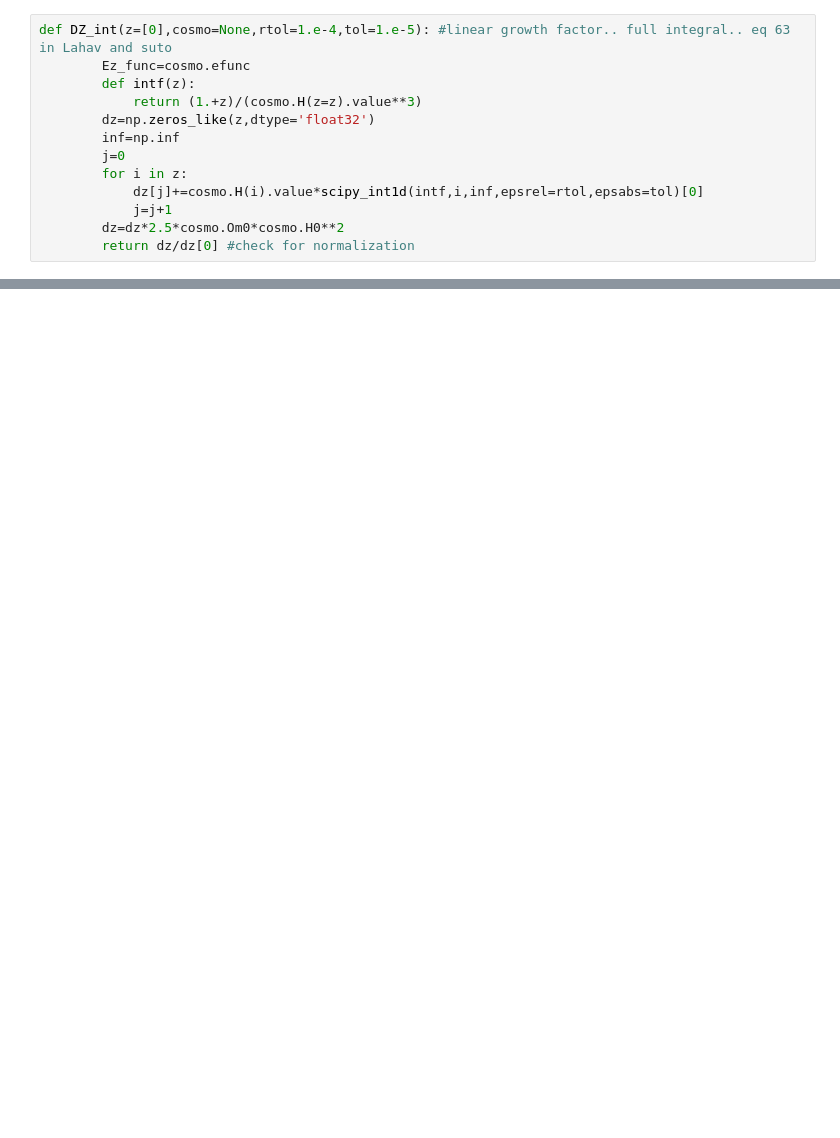
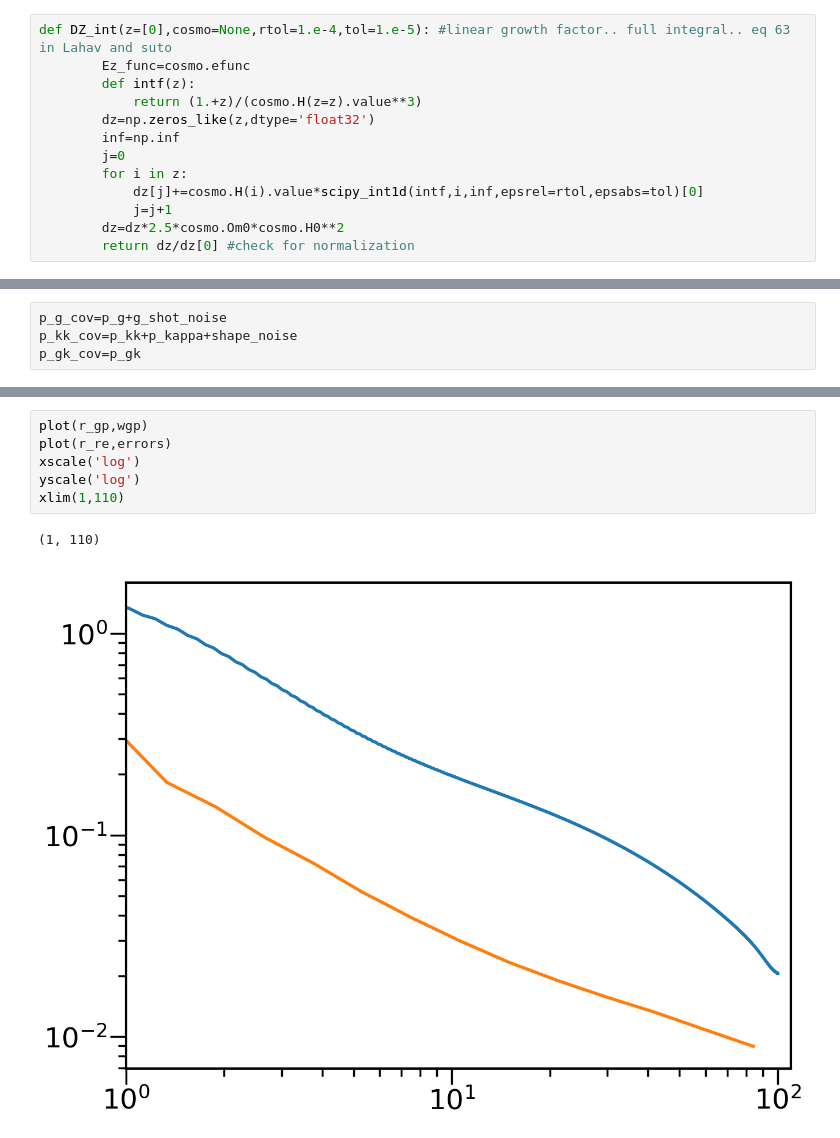
Before and after one commit to sukhdeep2/Public-code, a Jupyter notebook: Hankel_transform/IA models.ipynb, the cells around one changed output, grey strips where cells are left out. Cells and saved outputs as stored; diff of their text form; blank space fills up the shorter version.

```diff
--- a/Hankel_transform/IA models.ipynb
+++ b/Hankel_transform/IA models.ipynb
@@ -154,0 +183,4 @@ Text(0.5,0,'$r_p$ [Mpc/h]')
+# %%
+p_g_cov=p_g+g_shot_noise
+p_kk_cov=p_kk+p_kappa+shape_noise
+p_gk_cov=p_gk
@@ -154,0 +223,9 @@ Text(0.5,0,'$r_p$ [Mpc/h]')
+# %%
+plot(r_gp,wgp)
+plot(r_re,errors)
+xscale('log')
+yscale('log')
+xlim(1,110)
+# %% [output]
+(1, 110)
+[figure, added]
```
Also changed, not shown: parts of 23 cells of this notebook.
